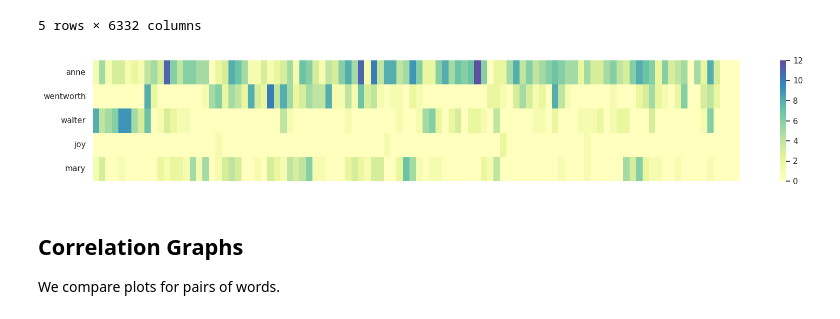
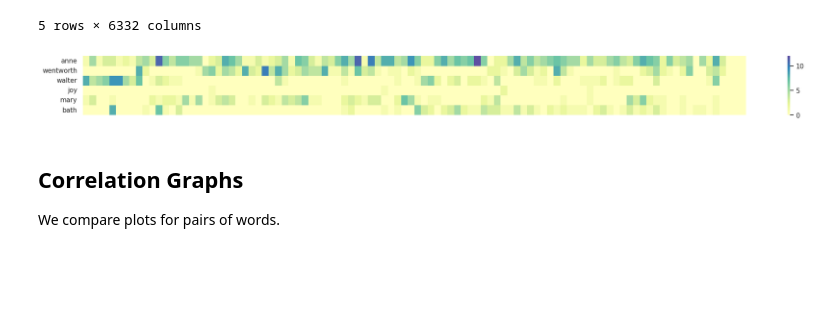
Before and after one commit to ontoligent/DS5001-PUB, a Jupyter notebook: m01-03-further-exploration.ipynb, the cells around one changed output. Drawn from its saved outputs; the diff is of its cells as text; code cells hidden in the pictures; blank space fills up the shorter version.

```diff
--- a/m01-03-further-exploration.ipynb
+++ b/m01-03-further-exploration.ipynb
@@ -15,8 +15,8 @@ import pandas as pd
 import numpy as np
 import matplotlib.pyplot as plt
 import seaborn as sns
-# %%
-sns.set()
+# %%
+sns.set_theme(style='darkgrid')
 # %%
 data_home = "../input"
 output_dir = "../working"
@@ -24,8 +24,9 @@ prev_nb = f"{data_home}/uva-ds-5001-m01-01-first-foray"
 # %% [markdown]
 ### Retrieve Data
 # %%
-TOKEN = pd.read_csv(f"{prev_nb}/M01-ff-TOKENS.csv")[['term_str']]
-VOCAB = pd.read_csv(f"{prev_nb}/M01-ff-VOCAB.csv").set_index('term_str')
+TOKEN = pd.read_csv(f"{prev_nb}/M01-ff-TOKENS.csv")[['term_str']].dropna()
+TOKEN.index.name = 'token_pos'
+VOCAB = pd.read_csv(f"{prev_nb}/M01-ff-VOCAB.csv").dropna().set_index('term_str')
 # %%
 TOKEN.head()
 # %% [output]
@@ -53,0 +56,8 @@ We create a simple dispersion plot to show the distribution of words over narrat
+# %%
+my_cols = ['anne','wentworth','walter', 'joy', 'mary', 'bath']
+
+
+plt.figure(figsize=(15, 5))
+sns.stripplot(TOKEN[TOKEN.term_str.isin(my_cols)], x='token_pos', y='term_str',
+             jitter=True)
+plt.show()
@@ -121,16 +128,14 @@ G.head()
 | 4 | 0 | 0 | 0 | 0 | 0 | 0 | 0 | 0 | 0 | 0 | ... | ... |
 5 rows × 6332 columns
 # %%
-my_cols = ['anne','wentworth','walter', 'joy', 'mary']
+plt.figure(figsize=(25, len(my_cols) * .3))
 sns.heatmap(G[my_cols].T, cmap='Spectral', center=0)
-plt.gcf().set_figwidth(20)
-plt.gcf().set_figheight(len(my_cols) * .6)
 plt.yticks(rotation=0)
 plt.xticks([])
 plt.xlabel('')
 plt.show()
 # %% [output]
-[figure, old version]
+[figure, new version]
 # %% [markdown]
 ## Correlation Graphs
 
```
Also changed, not shown: parts of 28 cells of this notebook.
